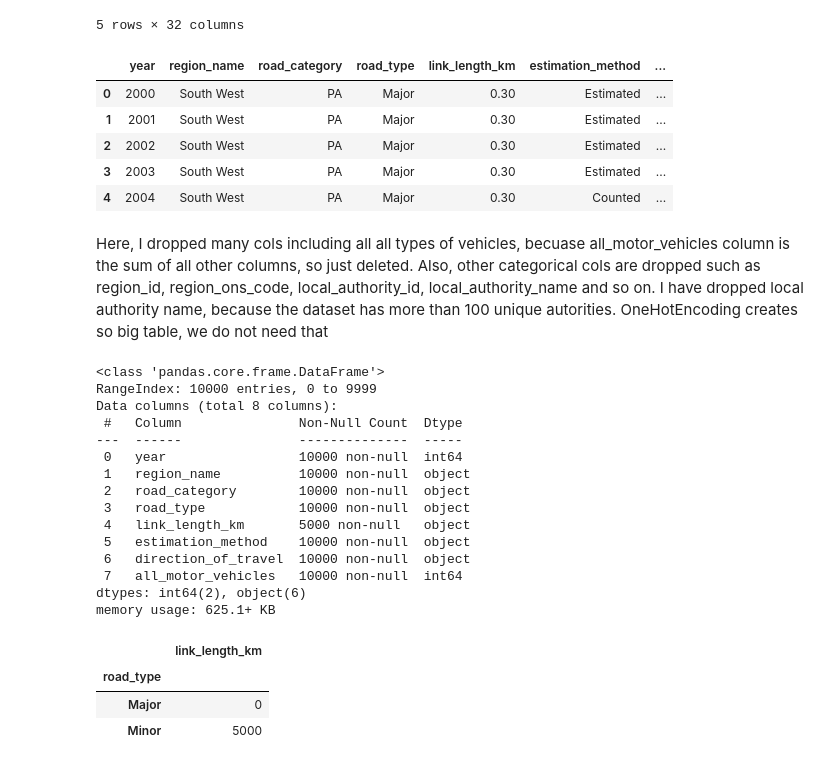
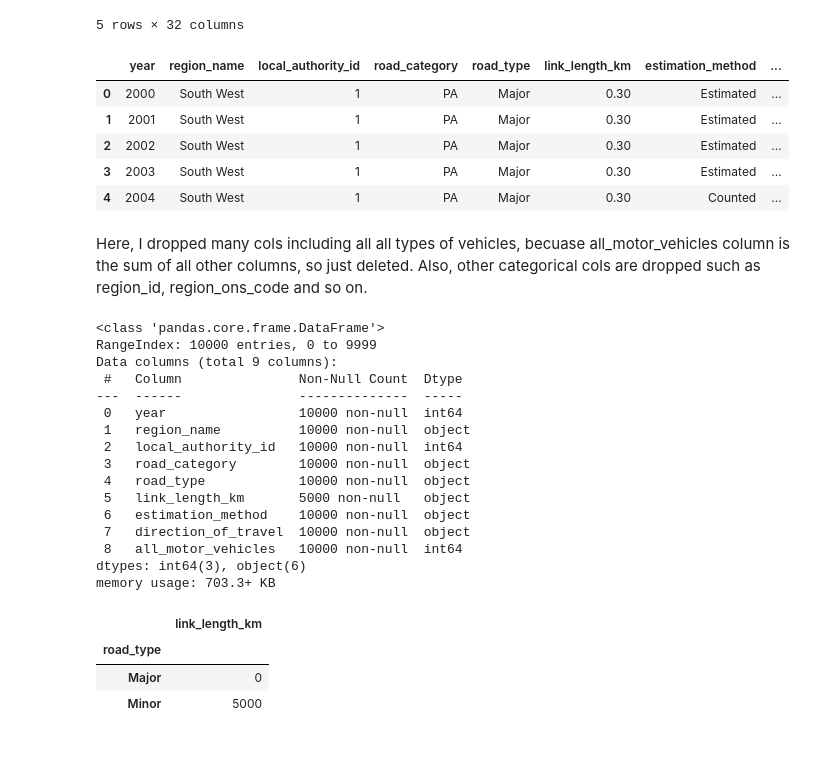
Before and after one commit to dilshodbek-axmadov/MLDA.CW1.16668, a Jupyter notebook: ML_16668.ipynb, the cells around one changed output. Saved outputs shown, nothing was run; the diff lists cells and outputs as text; code cells hidden in the pictures.

```diff
--- a/ML_16668.ipynb
+++ b/ML_16668.ipynb
@@ -513,34 +513,35 @@ df.head()
 5 rows × 32 columns
 # %%
 # First we have to drop the columns that are not used in the machine learning process
-cols_used = ['year', 'region_name','road_category','road_type','link_length_km', 'estimation_method','direction_of_travel','all_motor_vehicles']
+cols_used = ['year', 'region_name', 'local_authority_id', 'road_category','road_type','link_length_km', 'estimation_method','direction_of_travel','all_motor_vehicles']
 df_cleaned = df[cols_used]
 df_cleaned.head()
 # %% [output]
-|  | year | region_name | road_category | road_type | link_length_km | estimation_method | ... |
-| 0 | 2000 | South West | PA | Major | 0.30 | Estimated | ... |
-| 1 | 2001 | South West | PA | Major | 0.30 | Estimated | ... |
-| 2 | 2002 | South West | PA | Major | 0.30 | Estimated | ... |
-| 3 | 2003 | South West | PA | Major | 0.30 | Estimated | ... |
-| 4 | 2004 | South West | PA | Major | 0.30 | Counted | ... |
+|  | year | region_name | local_authority_id | road_category | road_type | link_length_km | estimation_method | ... |
+| 0 | 2000 | South West | 1 | PA | Major | 0.30 | Estimated | ... |
+| 1 | 2001 | South West | 1 | PA | Major | 0.30 | Estimated | ... |
+| 2 | 2002 | South West | 1 | PA | Major | 0.30 | Estimated | ... |
+| 3 | 2003 | South West | 1 | PA | Major | 0.30 | Estimated | ... |
+| 4 | 2004 | South West | 1 | PA | Major | 0.30 | Counted | ... |
 # %% [markdown]
-Here, I dropped many cols including all all types of vehicles, becuase all_motor_vehicles column is the sum of all other columns, so just deleted. Also, other categorical cols are dropped such as region_id, region_ons_code, local_authority_id, local_authority_name and so on. I have dropped local authority name, because the dataset has more than 100 unique autorities. OneHotEncoding creates so big table, we do not need that
+Here, I dropped many cols including all all types of vehicles, becuase all_motor_vehicles column is the sum of all other columns, so just deleted. Also, other categorical cols are dropped such as region_id, region_ons_code and so on.
 # %%
 df_cleaned.info()
 # %% [output]
 <class 'pandas.core.frame.DataFrame'>
 RangeIndex: 10000 entries, 0 to 9999
-Data columns (total 8 columns):
+Data columns (total 9 columns):
  #   Column               Non-Null Count  Dtype
 ---  ------               --------------  -----
  0   year                 10000 non-null  int64
  1   region_name          10000 non-null  object
- 2   road_category        10000 non-null  object
- 3   road_type            10000 non-null  object
- 4   link_length_km       5000 non-null   object
- 5   estimation_method    10000 non-null  object
- 6   direction_of_travel  10000 non-null  object
- 7   all_motor_vehicles   10000 non-null  int64
-dtypes: int64(2), object(6)
-memory usage: 625.1+ KB
+ 2   local_authority_id   10000 non-null  int64
+ 3   road_category        10000 non-null  object
+ 4   road_type            10000 non-null  object
+ 5   link_length_km       5000 non-null   object
+ 6   estimation_method    10000 non-null  object
+ 7   direction_of_travel  10000 non-null  object
+ 8   all_motor_vehicles   10000 non-null  int64
+dtypes: int64(3), object(6)
+memory usage: 703.3+ KB
 # %%
```
Also changed, not shown: parts of 20 cells of this notebook.
